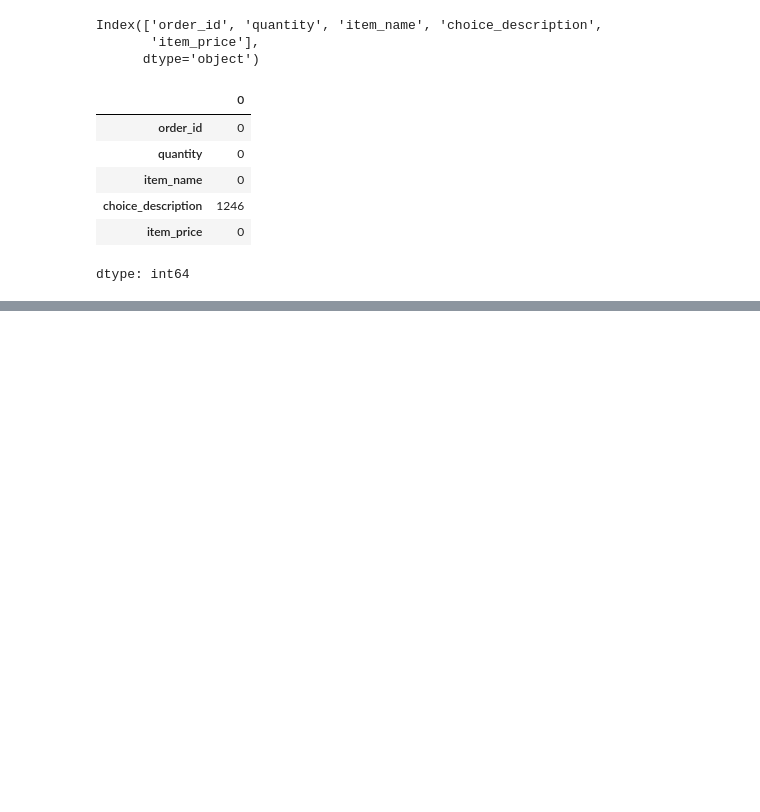
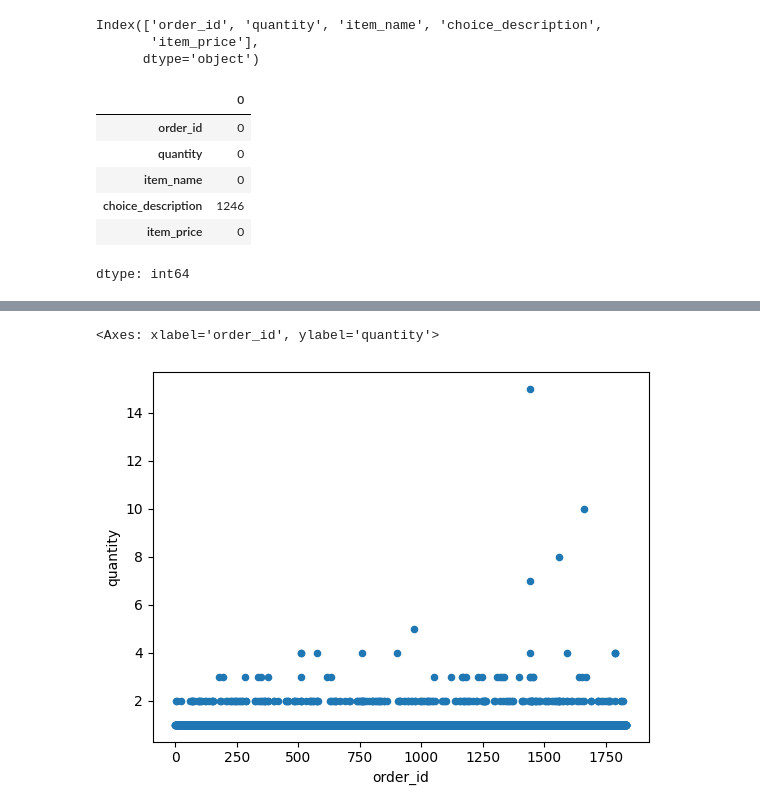
Before and after one commit to Piyushvishnoi/Python_Pandas_Project, a Jupyter notebook: Final_project_panda.ipynb, the cells around one changed output, grey strips where cells are left out. Drawn from its saved outputs; the diff is of its cells as text; code cells hidden in the pictures; blank space fills up the shorter version.

```diff
--- a/Final_project_panda.ipynb
+++ b/Final_project_panda.ipynb
@@ -197,0 +255,9 @@ print(data_copy.head())
+# %%
+# Step 1: Remove the dollar sign and strip extra spaces
+data_copy['item_price'] = data_copy['item_price'].str.replace('$', '', regex=False).str.strip()
+
+# Step 2: Convert to float
+data_copy['item_price'] = data_copy['item_price'].astype(float)
+
+# Check the result
+print(data_copy)
@@ -197,0 +282,5 @@ print(data_copy.head())
+# %%
+data_copy.plot(kind = 'scatter', x = 'order_id', y = 'quantity')
+# %% [output]
+<Axes: xlabel='order_id', ylabel='quantity'>
+[figure, added]
```
Also changed, not shown: parts of 9 cells of this notebook.
